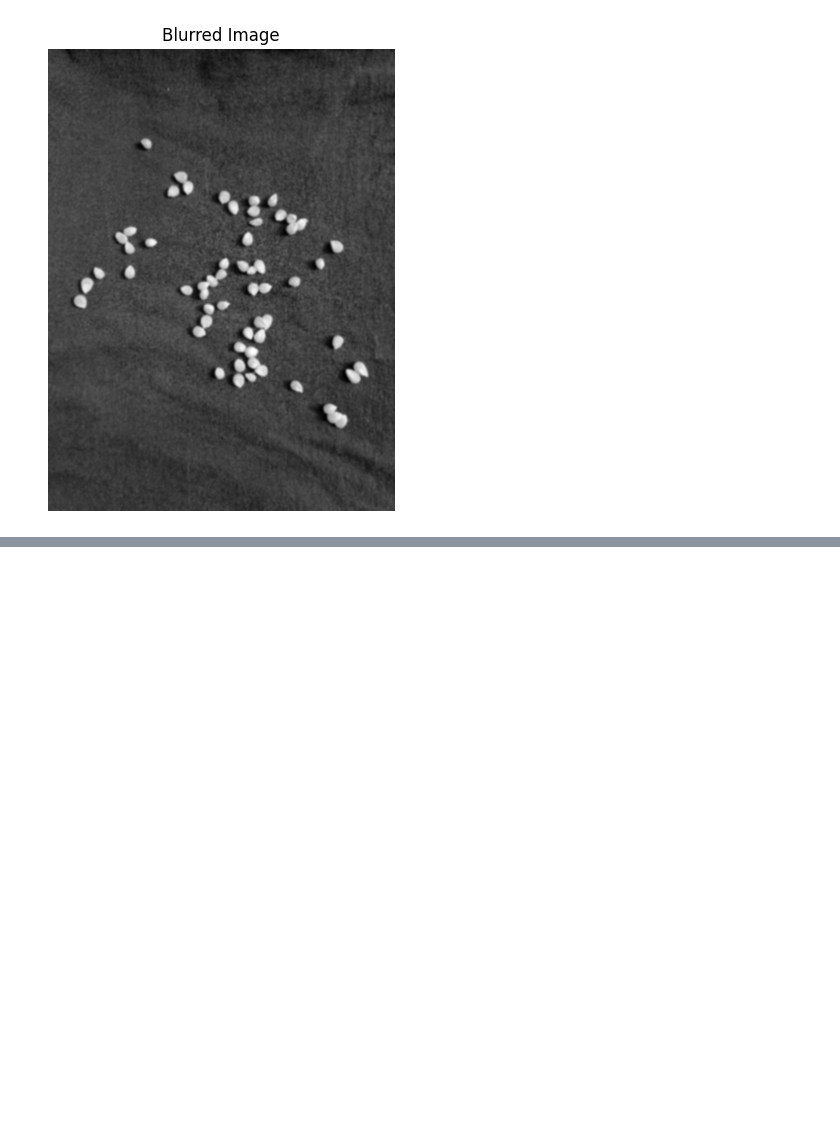
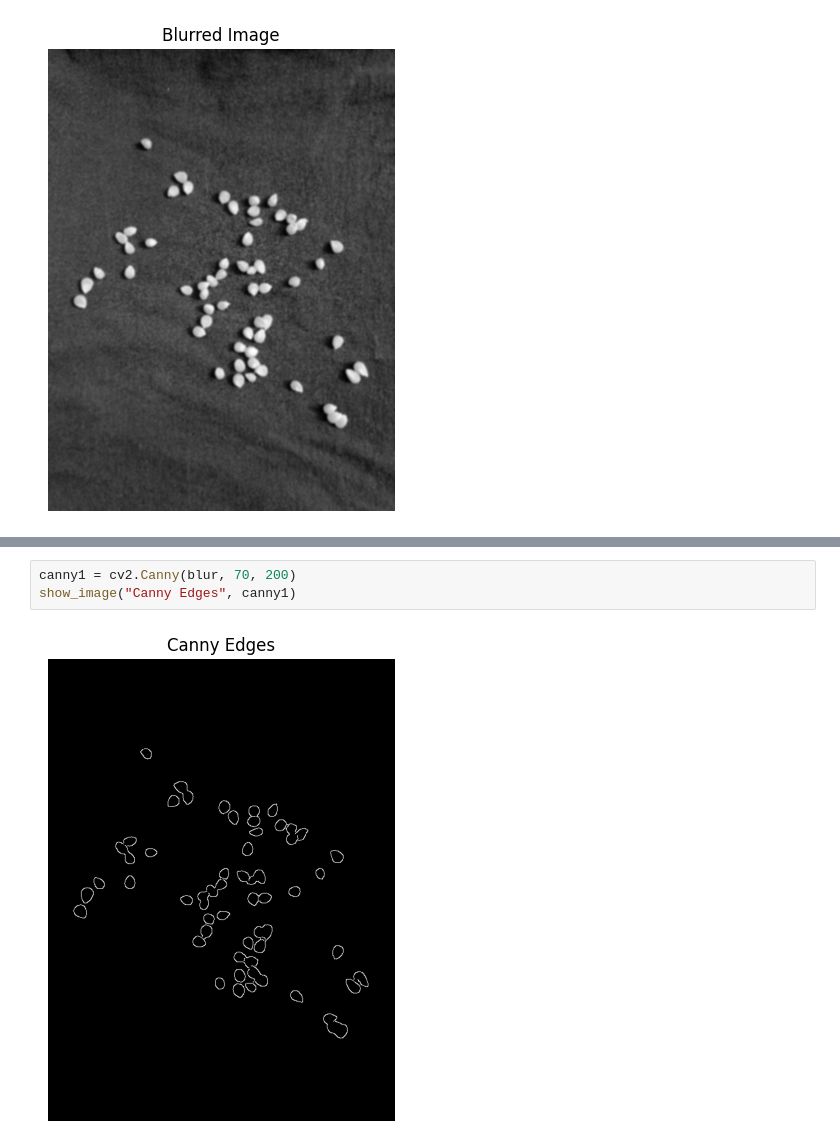
Before and after one commit to piedro404/agro-grain-analyzer, a Jupyter notebook: analyze_ai.ipynb, the cells around one changed output, grey strips where cells are left out. Drawn from its saved outputs; the diff is of its cells as text; blank space fills up the shorter version.

```diff
--- a/analyze_ai.ipynb
+++ b/analyze_ai.ipynb
@@ -58,0 +53,5 @@ close_all_windows()
+# %%
+canny1 = cv2.Canny(blur, 70, 200)
+show_image("Canny Edges", canny1)
+# %% [output]
+[figure, added]
```
Also changed, not shown: parts of 7 cells of this notebook, 1 other file.
